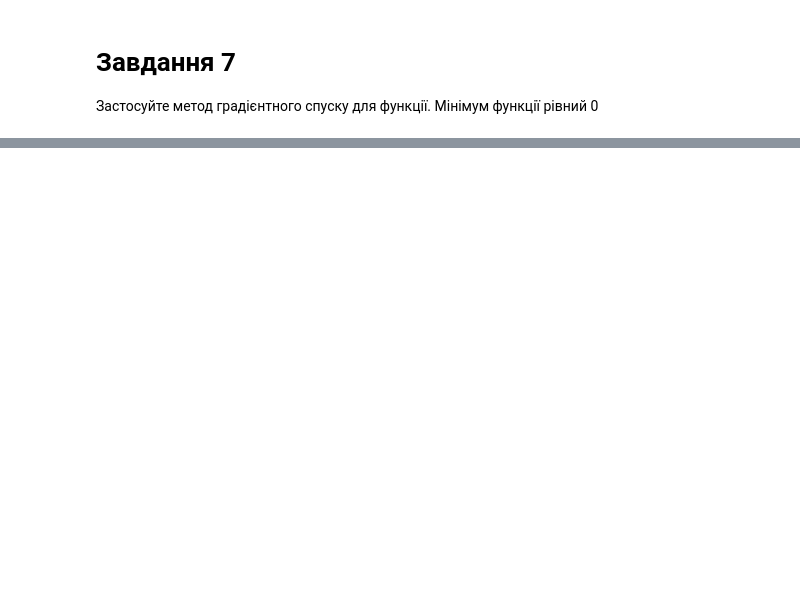
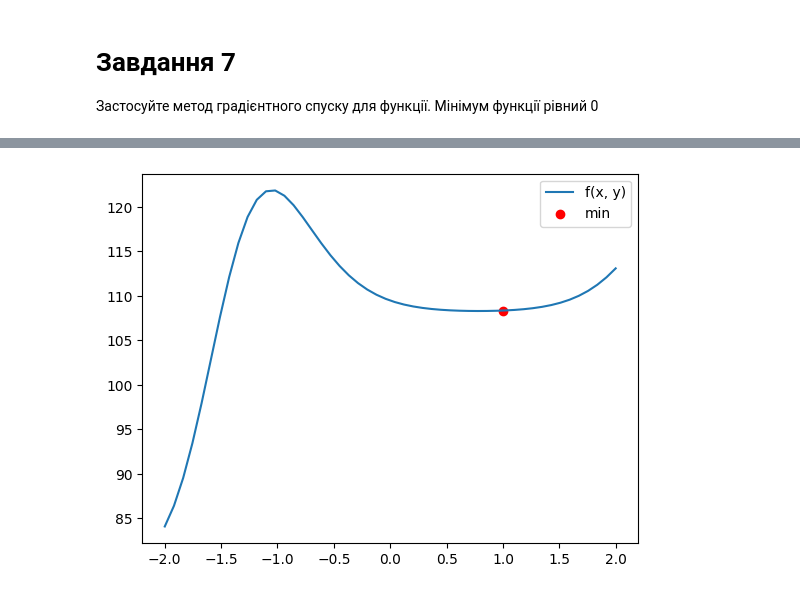
Before and after one commit to shaya-686/AI, a Jupyter notebook: Практика_pytorch.ipynb, the cells around one changed output, grey strips where cells are left out. Saved outputs shown, nothing was run; the diff lists cells and outputs as text; code cells hidden in the pictures; blank space fills up the shorter version.

```diff
--- a/Практика_pytorch.ipynb
+++ b/Практика_pytorch.ipynb
@@ -185,0 +315,4 @@ def f3(x, y):
+# %%
+x = torch.tensor(1.0, requires_grad=True)
+y = torch.tensor(1.0, requires_grad=True)
+fun_min(f3, x, y)
@@ -185,0 +340,4 @@ def f3(x, y):
+# %%
+print_plot(f3, x, y)
+# %% [output]
+[figure, added]
```
Also changed, not shown: parts of 13 cells of this notebook.
